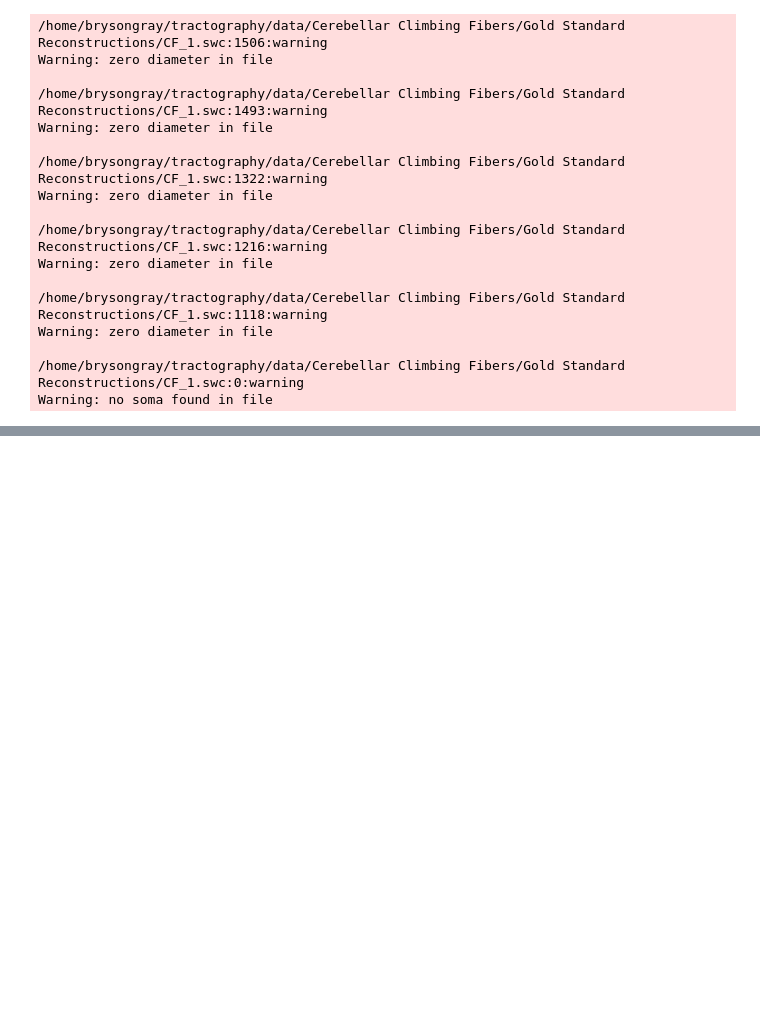
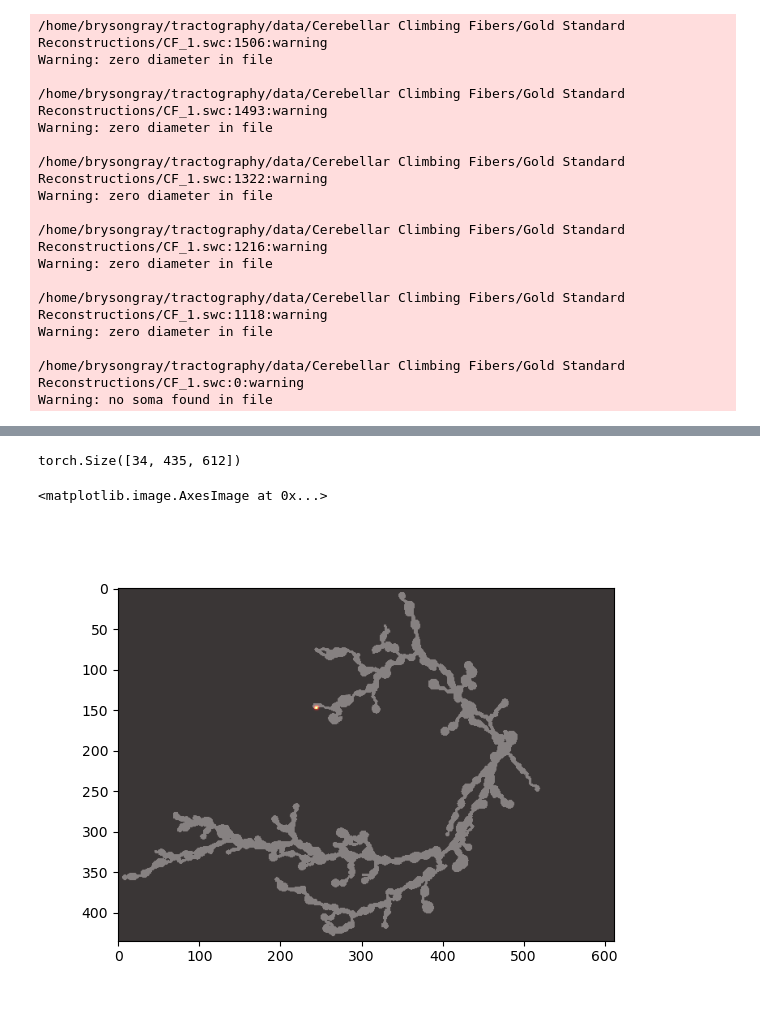
Before and after one commit to twardlab/neurotrack, a Jupyter notebook: neuron_trx/notebooks/neuron_trx_tests.ipynb, the cells around one changed output, grey strips where cells are left out. Cells and saved outputs as stored; diff of their text form; code cells hidden in the pictures; blank space fills up the shorter version.

```diff
--- a/neuron_trx/notebooks/neuron_trx_tests.ipynb
+++ b/neuron_trx/notebooks/neuron_trx_tests.ipynb
@@ -239,19 +287,24 @@ print(type(config))
 # %%
 train_dqn_tracker.main(config)
 # %%
-fname = '/home/brysongray/tractography/outputs/bundle_density_ep3220.pt'
+fname = '/home/brysongray/tractography/outputs/bundle_density_ep5200.pt'
 density = torch.load(fname)
 print(density.shape)
+# %% [output]
+torch.Size([34, 435, 612])
 # %%
 plt.close('all')
 # %%
 # fig, ax = plt.subplots(1,2)
 # ax[0].imshow(density[19])
 # ax[1].imshow(env.true_density[0,19])
 plt.figure()
-vmax1 = np.percentile(density[19], 100)
-vmax2 = np.percentile(env.true_density[0,19], 100)
-D = density[19] / vmax1
-T = env.true_density[0,19] / vmax2
-plt.imshow(D, cmap='hot', alpha=0.7)#, vmax=vmax1)
-plt.imshow(T, cmap='gray', alpha=0.3)#, vmax=vmax2)
+vmax1 = np.percentile(density.amax(dim=0), 100)
+vmax2 = np.percentile(env.true_density.data.amax(dim=(0,1)), 100)
+D = density.amax(dim=0) / vmax1
+T = env.true_density.data.amax(dim=(0,1)) / vmax2
+plt.imshow(D, cmap='hot', alpha=0.7)
+plt.imshow(T, cmap='gray', alpha=0.3)
+# %% [output]
+<matplotlib.image.AxesImage at 0x...>
+[figure, added]
```
Also changed, not shown: parts of 14 cells of this notebook, 6 other files.
